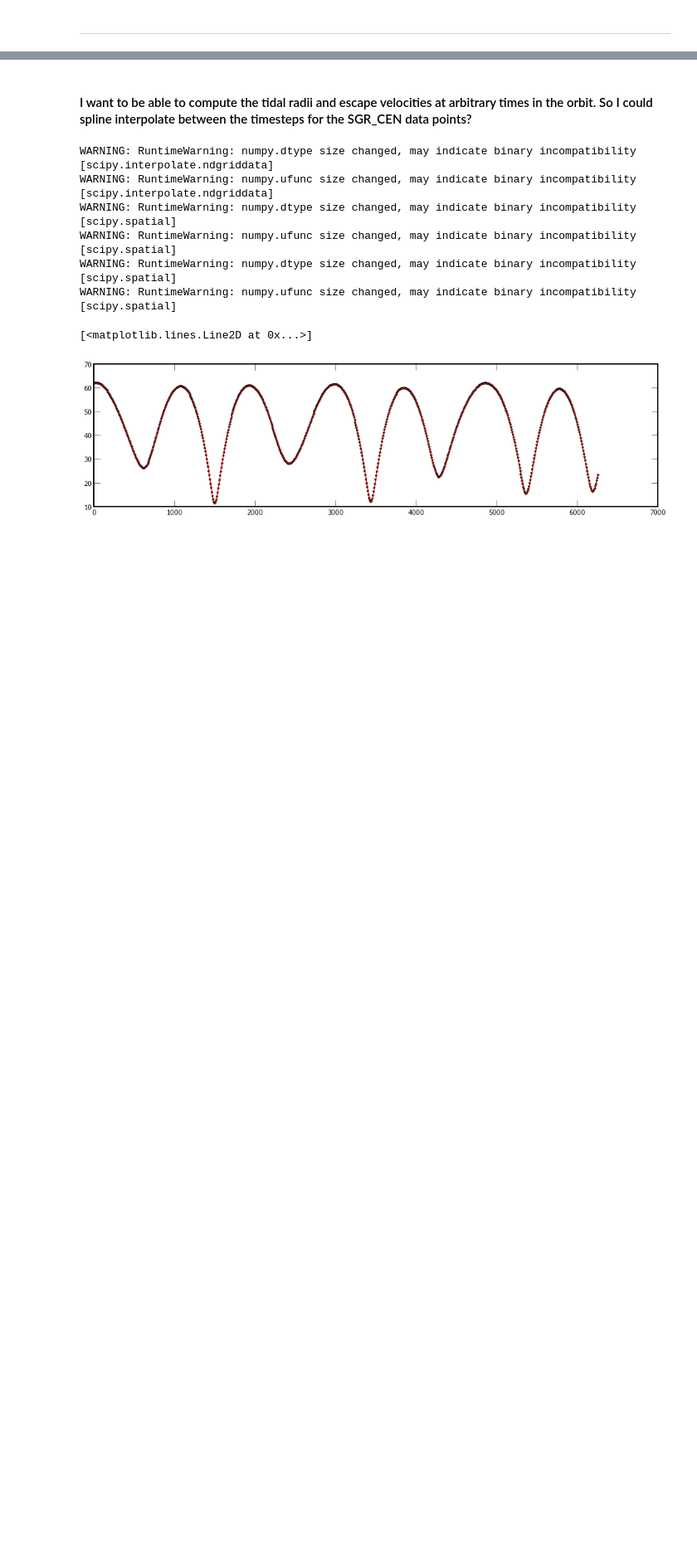
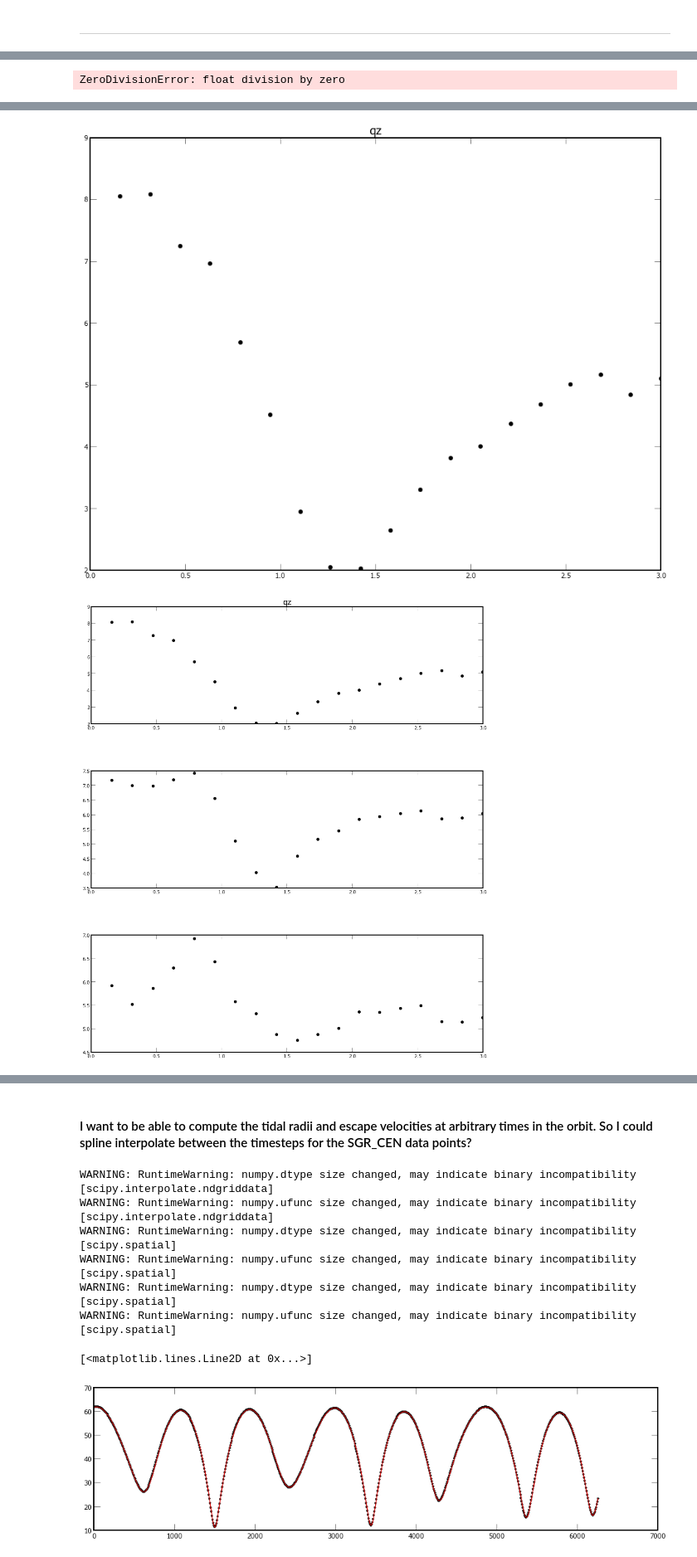
Before and after one commit to adrn/streams, a Jupyter notebook: docs/Streams - Back Integrate Particles.ipynb, the cells around one changed output, grey strips where cells are left out. Shown at 83% size. Cells and saved outputs as stored; diff of their text form; code cells hidden in the pictures; blank space fills up the shorter version.

```diff
--- a/docs/Streams - Back Integrate Particles.ipynb
+++ b/docs/Streams - Back Integrate Particles.ipynb
@@ -234,0 +218,46 @@ plt.legend()
+# %%
+sgr_snap = SgrSnapshot(num=100, no_bound=False) # randomly sample 100 particles
+# %%
+true_halo_params = dict(v_halo=(115.7651*u.km/u.s).to(u.kpc/u.Myr).value,
+                                        q1=1.38,
+                                        q2=1.0,
+                                        qz=1.36,
+                                        phi=1.692969,
+                                        c=12.)
+
+param_ranges = dict(qz=(0.1,3),
+                    q1=(0.1,3),
+                    q2=(0.1,3),
+                    v_halo=((100.*u.km/u.s).to(u.kpc/u.Myr).value,
+                            (150.*u.km/u.s).to(u.kpc/u.Myr).value),
+                    phi=(1,2.5),
+                    c=(8,20))
+# %%
+for param in ["qz", "q1", "q2", "v_halo", "phi", "c"]:
+    stats = dict(mean=[], std=[], median=[])
+    vals = np.linspace(param_ranges[param][0], param_ranges[param][1], 20)
+    for val in vals:
+        halo_params = true_halo_params.copy()
+        halo_params[param] = val
+        halo_potential = LogarithmicPotentialLJ(**halo_params)
+
+        dist = run_back_integration(halo_potential, sgr_snap, sgr_cen)
+
+        stats["mean"].append(np.mean(dist))
+        stats["std"].append(np.std(dist))
+        stats["median"].append(np.median(dist))
+
+    figure(figsize=(14,12))
+    plot(vals, np.array(stats["median"]), color="k", marker="o", linestyle="none")
+    title(param)
+
+    figure(figsize=(14,18))
+    subplot(311)
+    plot(vals, np.array(stats["median"]), color="k", marker="o", linestyle="none")
+    title(param)
+    subplot(312)
+    plot(vals, np.array(stats["mean"]), color="k", marker="o", linestyle="none")
+    subplot(313)
+    plot(vals, np.array(stats["std"]), color="k", marker="o", linestyle="none")
+# %% [output]
+ZeroDivisionError: float division by zero
@@ -234,0 +267,2 @@ plt.legend()
+[figure, added]
+[figure, added]
```
Also changed, not shown: parts of 16 cells of this notebook.
